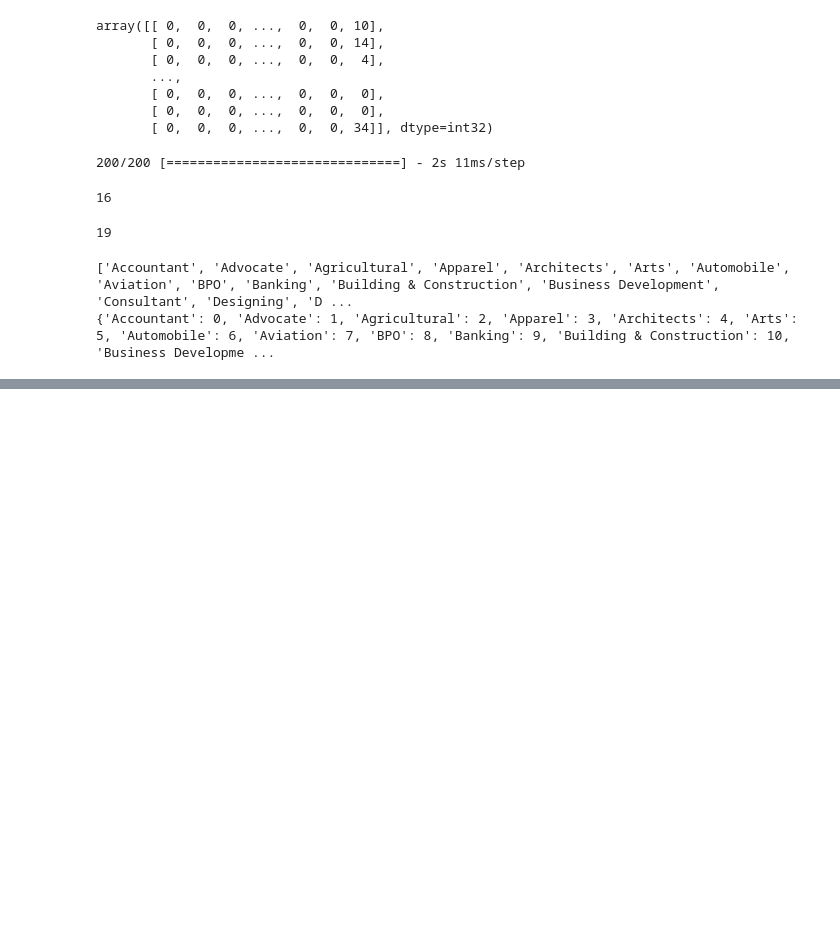
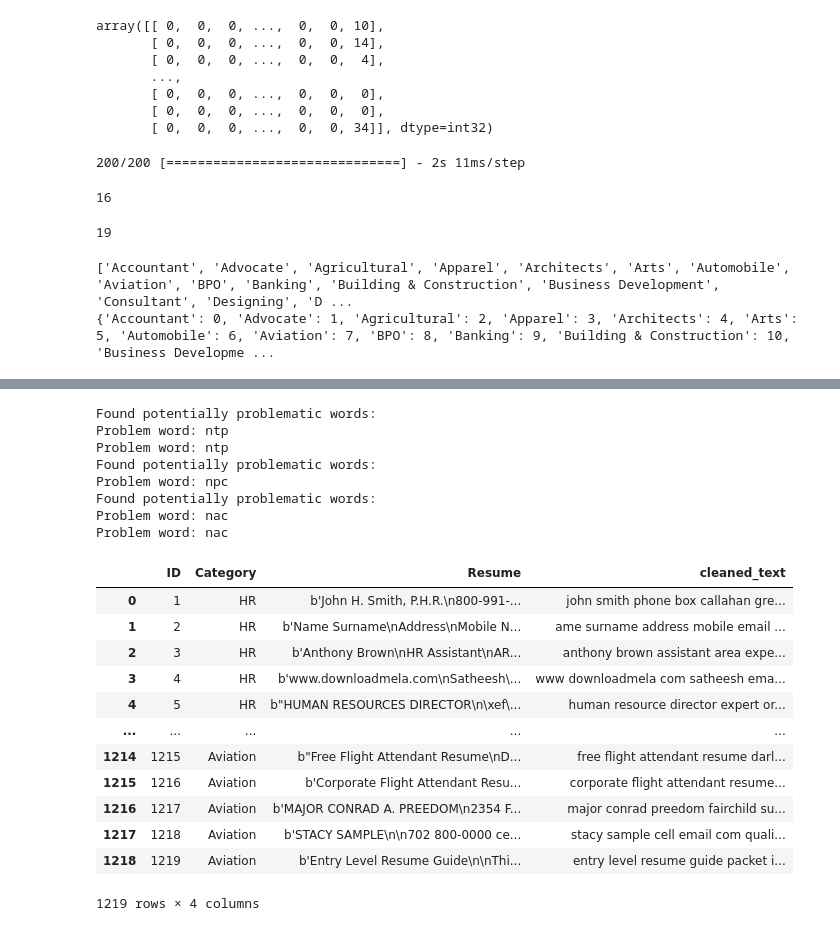
Before and after one commit to Rishit605/Resume-Analysis-NLP, a Jupyter notebook: notebook/NLP_Resume_Classification.ipynb, the cells around one changed output, grey strips where cells are left out. Cells and saved outputs as stored; diff of their text form; code cells hidden in the pictures; blank space fills up the shorter version.

```diff
--- a/notebook/NLP_Resume_Classification.ipynb
+++ b/notebook/NLP_Resume_Classification.ipynb
@@ -666,0 +1010,3 @@ print(class_id)
+# %%
+data = call_data()
+data
@@ -666,0 +1027,25 @@ print(class_id)
+# %%
+data['cleaned_text'] = data['Resume'].apply(ResumeTextPreprocessor().process_and_check)
+data
+# %% [output]
+Found potentially problematic words:
+Problem word: ntp
+Problem word: ntp
+Found potentially problematic words:
+Problem word: npc
+Found potentially problematic words:
+Problem word: nac
+Problem word: nac
+|  | ID | Category | Resume | cleaned_text |
+| 0 | 1 | HR | b'John H. Smith, P.H.R.\n800-991-... | john smith phone box callahan gre... |
+| 1 | 2 | HR | b'Name Surname\nAddress\nMobile N... | ame surname address mobile email ... |
+| 2 | 3 | HR | b'Anthony Brown\nHR Assistant\nAR... | anthony brown assistant area expe... |
+| 3 | 4 | HR | b'www.downloadmela.com\nSatheesh\... | www downloadmela com satheesh ema... |
+| 4 | 5 | HR | b"HUMAN RESOURCES DIRECTOR\n\xef\... | human resource director expert or... |
+| ... | ... | ... | ... | ... |
+| 1214 | 1215 | Aviation | b"Free Flight Attendant Resume\nD... | free flight attendant resume darl... |
+| 1215 | 1216 | Aviation | b'Corporate Flight Attendant Resu... | corporate flight attendant resume... |
+| 1216 | 1217 | Aviation | b'MAJOR CONRAD A. PREEDOM\n2354 F... | major conrad preedom fairchild su... |
+| 1217 | 1218 | Aviation | b'STACY SAMPLE\n\n702 800-0000 ce... | stacy sample cell email com quali... |
+| 1218 | 1219 | Aviation | b'Entry Level Resume Guide\n\nThi... | entry level resume guide packet i... |
+1219 rows × 4 columns
```
Also changed, not shown: parts of 41 cells of this notebook.
